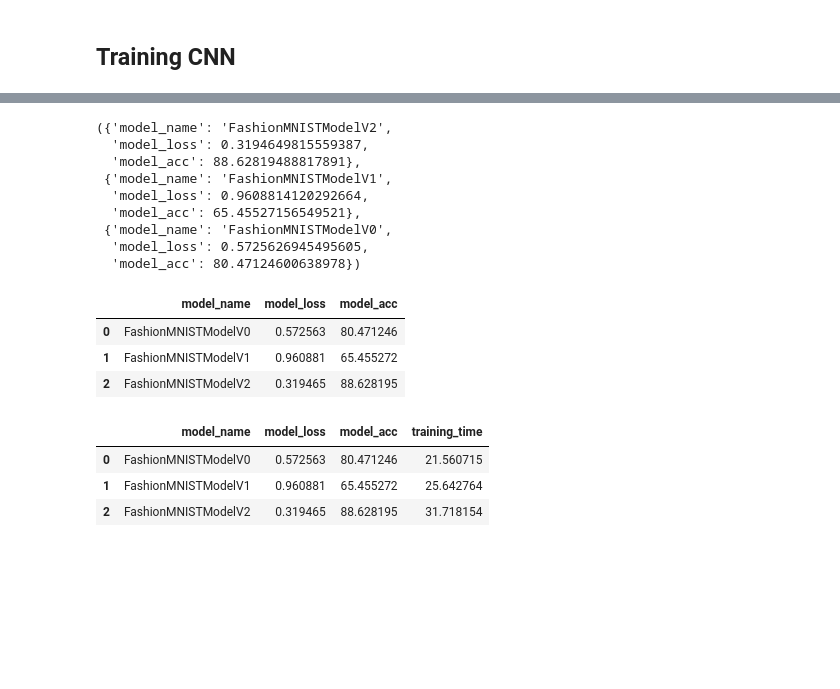
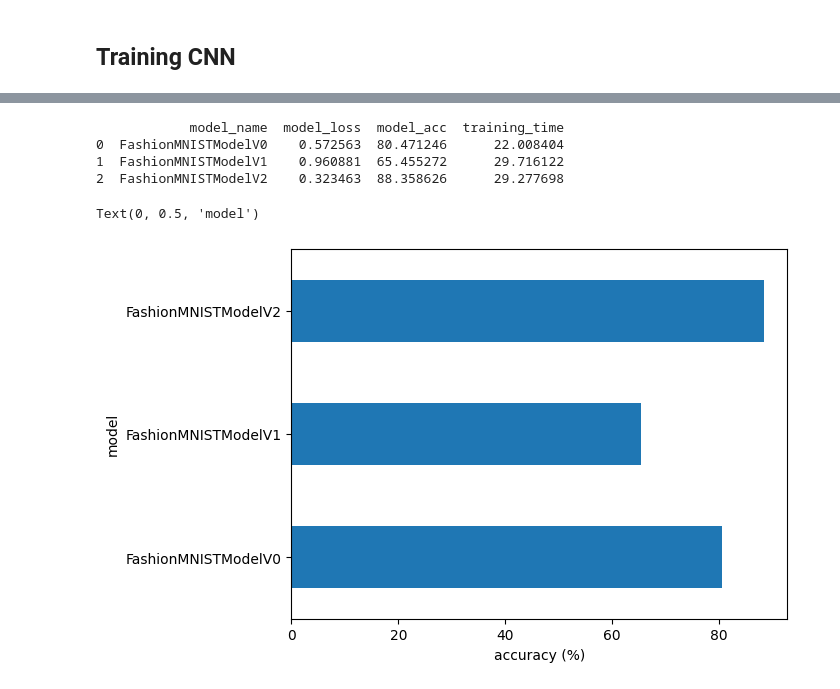
Before and after one commit to ZackFairMoaz/Machine-Learning, a Jupyter notebook: Deep Learning/PyTorch Basics/4-Introduction_to_ComputerVision.ipynb, the cells around one changed output, grey strips where cells are left out. Drawn from its saved outputs; the diff is of its cells as text; code cells hidden in the pictures; blank space fills up the shorter version.

```diff
--- a/Deep Learning/PyTorch Basics/4-Introduction_to_ComputerVision.ipynb
+++ b/Deep Learning/PyTorch Basics/4-Introduction_to_ComputerVision.ipynb
@@ -613,36 +550,16 @@ Train time on cuda: 31.718 seconds
-# %%
-model_2_results = eval_model(model=model_2,
-                            data_loader=test_dataloader,
-                            loss_fn=loss_fn,
-                            accuracy_fn=accuracy_fn,
-                            device=device)
-
-model_2_results, model_1_results, model_0_results
-# %% [output]
-({'model_name': 'FashionMNISTModelV2',
-  'model_loss': 0.3194649815559387,
-  'model_acc': 88.62819488817891},
- {'model_name': 'FashionMNISTModelV1',
-  'model_loss': 0.9608814120292664,
-  'model_acc': 65.45527156549521},
- {'model_name': 'FashionMNISTModelV0',
-  'model_loss': 0.5725626945495605,
-  'model_acc': 80.47124600638978})
 # %%
 import pandas as pd
 
 compare_results = pd.DataFrame([model_0_results, model_1_results, model_2_results])
-compare_results
+compare_results["training_time"] = [total_train_time_model_0, total_train_time_model_1, total_train_time_model_2]
+print(compare_results)
+compare_results.set_index("model_name")["model_acc"].plot(kind="barh")
+plt.xlabel("accuracy (%)")
+plt.ylabel("model")
 # %% [output]
-|  | model_name | model_loss | model_acc |
-| 0 | FashionMNISTModelV0 | 0.572563 | 80.471246 |
-| 1 | FashionMNISTModelV1 | 0.960881 | 65.455272 |
-| 2 | FashionMNISTModelV2 | 0.319465 | 88.628195 |
+            model_name  model_loss  model_acc  training_time
+0  FashionMNISTModelV0    0.572563  80.471246      22.008404
+1  FashionMNISTModelV1    0.960881  65.455272      29.716122
+2  FashionMNISTModelV2    0.323463  88.358626      29.277698
+Text(0, 0.5, 'model')
+[figure, added]
-# %%
-compare_results["training_time"] = [total_train_time_model_0, total_train_time_model_1, total_train_time_model_2]
-compare_results
-# %% [output]
-|  | model_name | model_loss | model_acc | training_time |
-| 0 | FashionMNISTModelV0 | 0.572563 | 80.471246 | 21.560715 |
-| 1 | FashionMNISTModelV1 | 0.960881 | 65.455272 | 25.642764 |
-| 2 | FashionMNISTModelV2 | 0.319465 | 88.628195 | 31.718154 |
```
Also changed, not shown: parts of 29 cells of this notebook, 4 other files.
